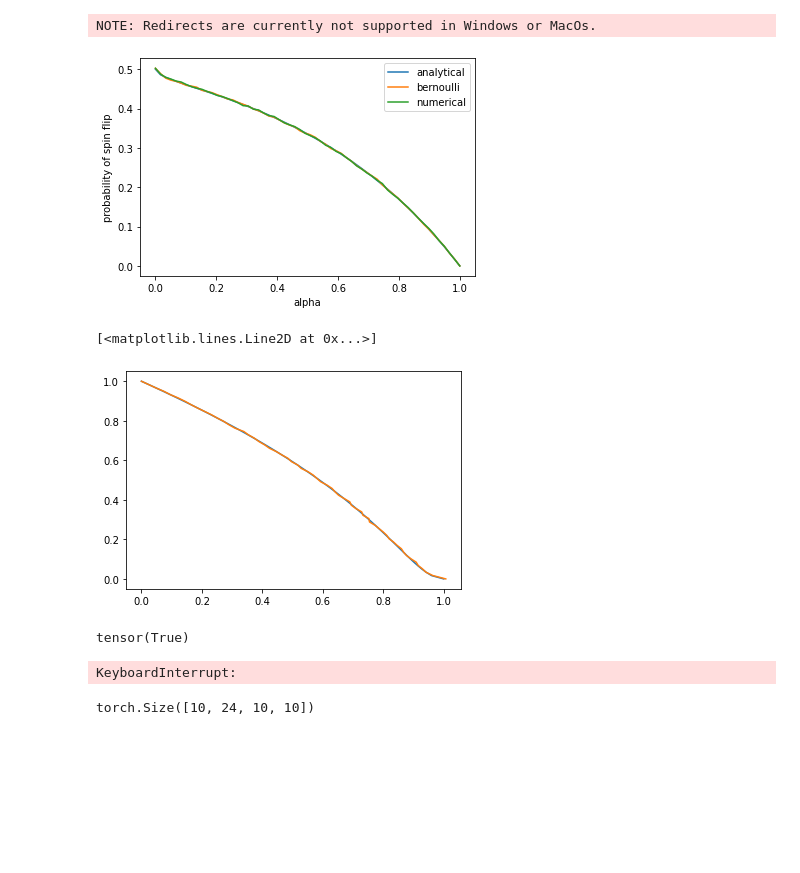
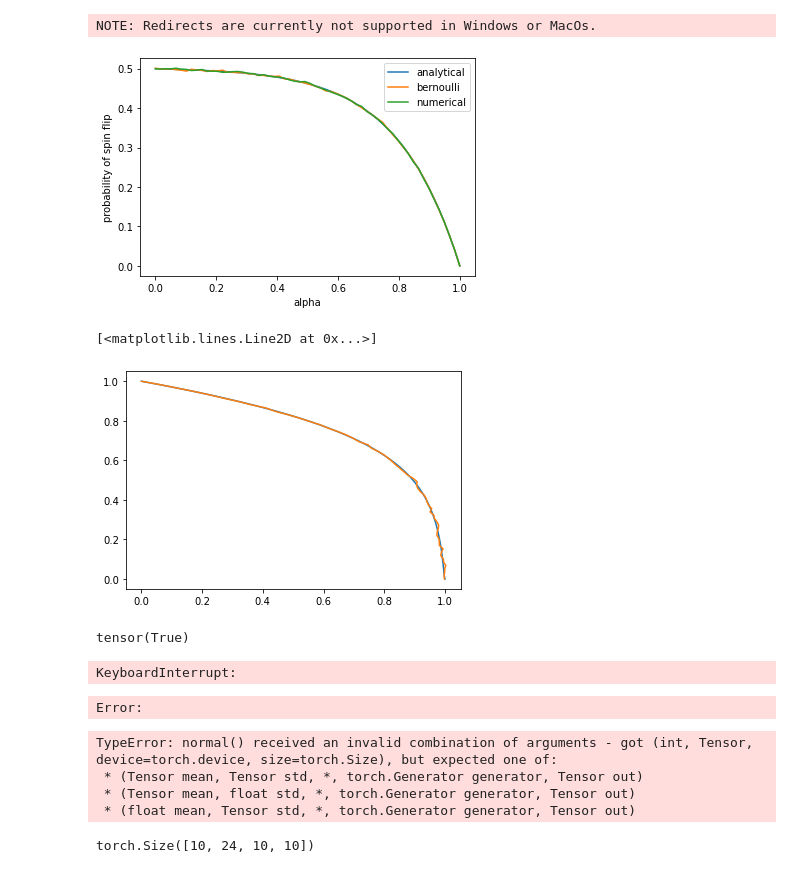
Before and after one commit to Francesco215/Quantum-diffusion, a Jupyter notebook: test_sacco.ipynb, the cells around one changed output. Cells and saved outputs as stored; diff of their text form; code cells hidden in the pictures; blank space fills up the shorter version.

```diff
--- a/test_sacco.ipynb
+++ b/test_sacco.ipynb
@@ -7,41 +7,41 @@ NOTE: Redirects are currently not supported in Windows or MacOs.
 # %%
 shape=[60,100000]
 
-k=2/np.pi
+k=1
 
 alphas=torch.linspace(0,1,shape[0])
 pflip=probablity_flip_gaussian(alphas,k)
 
 plt.plot(alphas,pflip,label='analytical')
 
 bern=bernoulli_noise(torch.zeros(shape).to(torch.bool),alphas,k).to(torch.float)
 bern=torch.mean(bern,dim=1)
 
 plt.plot(alphas,bern,label='bernoulli')
 
 thetas=-torch.ones(shape)*.5
 
 
 
 thetas=gaussian_noise(thetas,alphas,k)
 thetas=qubit_collapse(thetas)
 thetas=qubit_to_binary(thetas).float()
 
 thetas=torch.mean(thetas,(1))
 
 plt.plot(alphas,thetas,label='numerical')
 plt.ylabel('probability of spin flip')
 plt.xlabel('alpha')
 plt.legend()
 plt.show()
 # %% [output]
-[figure, old version]
+[figure, new version]
 # %%
 plt.plot(-torch.log2(1-pflip),alphas)
 plt.plot(-torch.log2(1-thetas),alphas)
 # %% [output]
 [<matplotlib.lines.Line2D at 0x...>]
-[figure, old version]
+[figure, new version]
 # %%
 def test_back_to_back():
     x=torch.rand([10, 3, 12, 14])
@@ -91,8 +91,20 @@ images=torch.rand([4,20,20,20]).to(device)
 while(True):
     alpha = torch.rand(len(images)).to(device)
     noised_images = gaussian_noise(images, alpha, k)
+    if torch.any(torch.isnan(noised_images)):
+        raise Exception('nan')
 # %% [output]
 KeyboardInterrupt:
+Error:
+# %%
+x=torch.rand([3, 3, 12, 14])
+sigma=torch.linspace(0,3.1,3)
+torch.einsum("b, b... -> b...", sigma, torch.normal(0,1, size=x.shape, device=x.device))[0]
+# %% [output]
+TypeError: normal() received an invalid combination of arguments - got (int, Tensor, device=torch.device, size=torch.Size), but expected one of:
+ * (Tensor mean, Tensor std, *, torch.Generator generator, Tensor out)
+ * (Tensor mean, float std, *, torch.Generator generator, Tensor out)
+ * (float mean, Tensor std, *, torch.Generator generator, Tensor out)
 # %%
 bernulli_prob.shape
 # %% [output]
```
Also changed, not shown: parts of 1 cell of this notebook, 4 other files.
